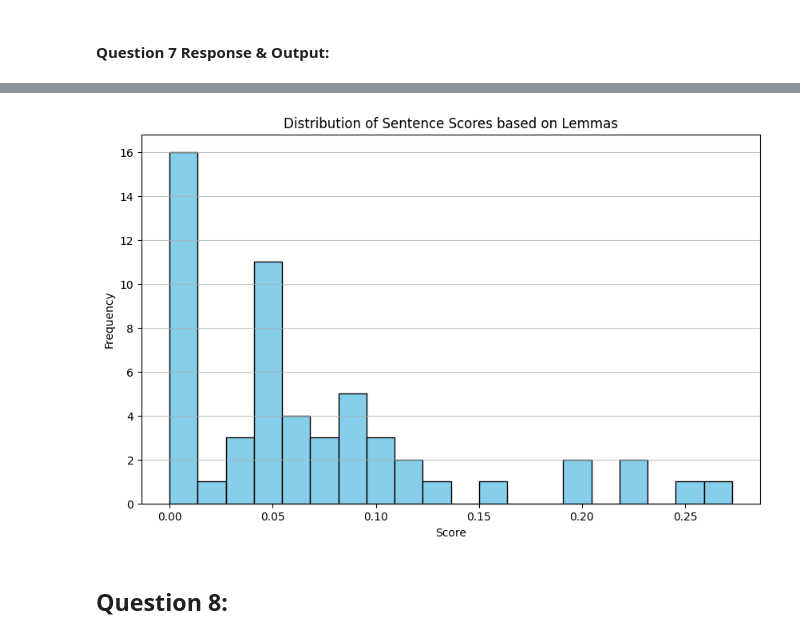
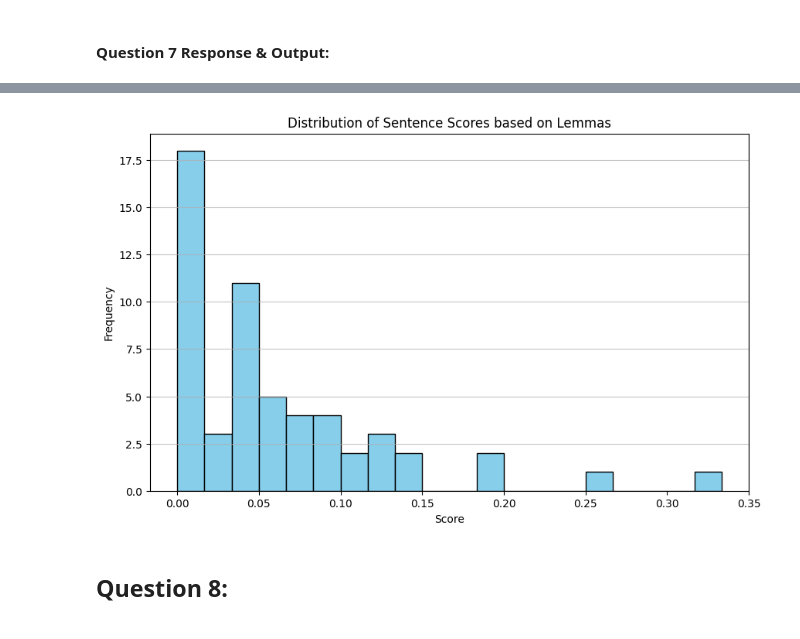
Before and after one commit to julia-fangman/web-scraping, a Jupyter notebook: web-scraping.ipynb, the cells around one changed output, grey strips where cells are left out. Saved outputs shown, nothing was run; the diff lists cells and outputs as text; code cells hidden in the pictures.

```diff
--- a/web-scraping.ipynb
+++ b/web-scraping.ipynb
@@ -302,14 +302,14 @@ plt.show()
 #### Question 7 Response & Output:
 # %%
 import matplotlib.pyplot as plt
+import nltk
+nltk.download('punkt')
 
-# List to store scores of each sentence
-lemma_scores = []
+# Extract sentences from the article text
+sentences = nltk.sent_tokenize(article_text)
 
 # Calculate scores for each sentence using lemmas
-for sentence in nltk.sent_tokenize(article_text):
-    score = score_sentence_by_lemma(sentence, frequent_lemmas)
-    lemma_scores.append(score)
+lemma_scores = [score_sentence_by_lemma(sentence, [lemma.lower() for lemma, _ in most_common_lemmas]) for sentence in sentences if sentence.strip()]
 
 # Plot histogram
 plt.figure(figsize=(10, 6))
@@ -323,4 +326,4 @@ plt.show()
-[figure, old version]
+[figure, new version]
 # %%
 # The most common range of scores seem to (also) be between 0.0 and 0.1.
 # %% [markdown]
```
Also changed, not shown: parts of 1 cell of this notebook.
